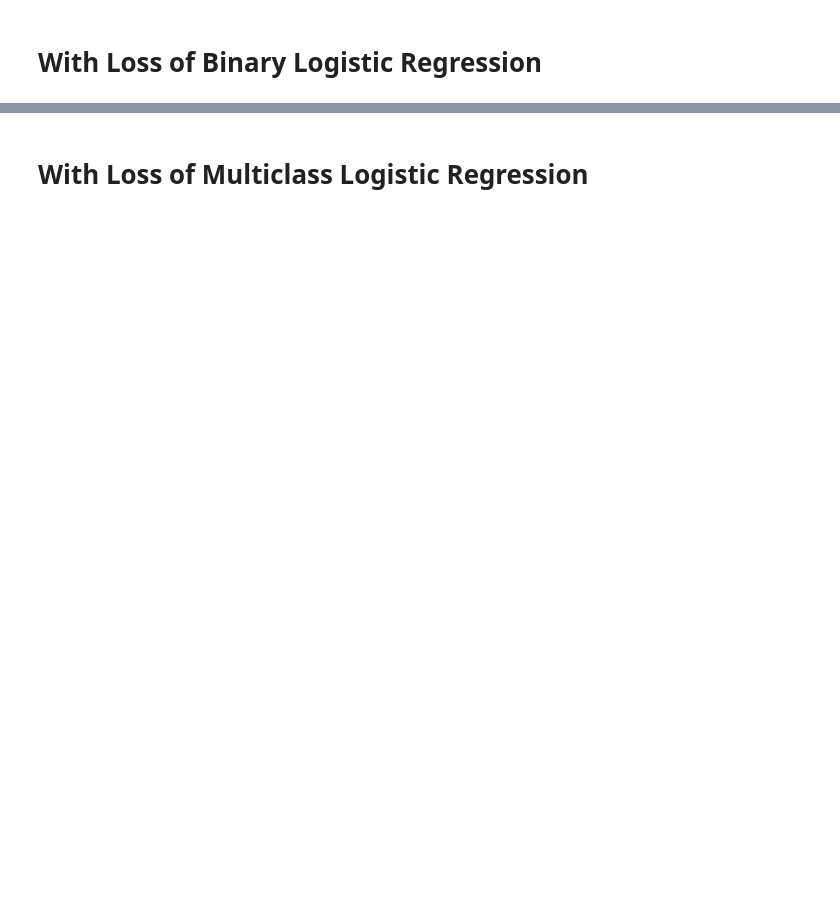
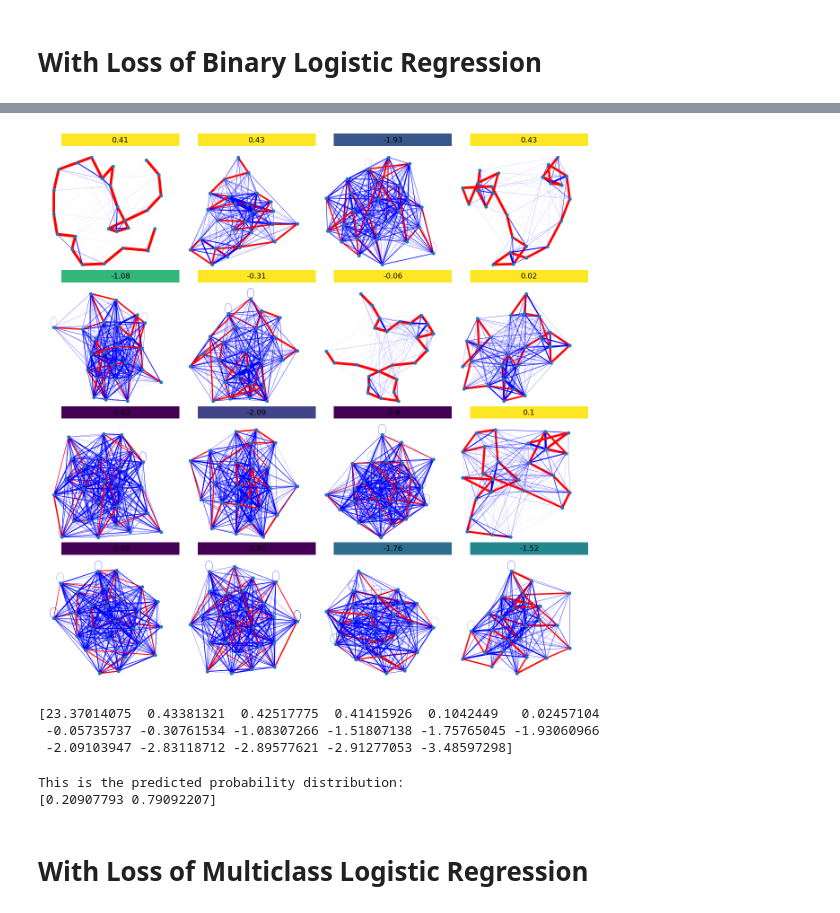
Before and after one commit to Yee-Millennium/REU2024_code, a Jupyter notebook: SNDL_tutorial.ipynb, the cells around one changed output, grey strips where cells are left out. Cells and saved outputs as stored; diff of their text form; code cells hidden in the pictures; blank space fills up the shorter version.

```diff
--- a/SNDL_tutorial.ipynb
+++ b/SNDL_tutorial.ipynb
@@ -25,4 +25,4 @@ just setting the parameter base_sample_size (the samplesize for the first graph)
 '''
 
 # sample_size_list = [500, 500]
-W, beta, H = sndl_equalEdge(graph_list, base_sample_size=600, k=25, xi=7, n_components=16, iter = 250)
+W, beta, H = sndl_equalEdge(graph_list, base_sample_size=600, k=25, xi=5, n_components=16, iter = 150)
@@ -35,6 +80,8 @@ print(f"\nThis is beta {beta}")
 # %%
 ## Visualize dictionaries
-display_dict_and_graph(save_path=f'output/figure/Caltech_UCLA', W=W, regression_coeff=beta.T, fig_size=[10,10], plot_graph_only=True)
+display_dict_and_graph(save_path=f'output/figure/Caltech_UCLA', W=W, regression_coeff=beta.T, fig_size=[15,15], plot_graph_only=True)
+# %% [output]
+[figure, added]
 # %%
 b = beta[0, :]
 importance = b
@@ -42,6 +89,10 @@ idx = np.argsort(importance)
 idx = np.flip(idx)
 
 print(b[idx])
+# %% [output]
+[23.37014075  0.43381321  0.42517775  0.41415926  0.1042449   0.02457104
+ -0.05735737 -0.30761534 -1.08307266 -1.51807138 -1.75765045 -1.93060966
+ -2.09103947 -2.83118712 -2.89577621 -2.91277053 -3.48597298]
 # %%
 ### Harvard1, MIT8, Caltech36, UCLA26, 'bn-mouse_retina_1', 'bn-mouse-kasthuri_graph_v4'
 path = "data/" + "MIT8" + '.txt'
@@ -52,6 +103,9 @@ prob_ = sndl_predict(G3, W, beta, 500)
 
 prob = np.insert(prob_, 0, 1-np.sum(prob_))
 print(f"This is the predicted probability distribution: \n{prob}")
+# %% [output]
+This is the predicted probability distribution:
+[0.20907793 0.79092207]
 # %% [markdown]
 # With Loss of Multiclass Logistic Regression
 # %%
```
Also changed, not shown: parts of 6 cells of this notebook.
